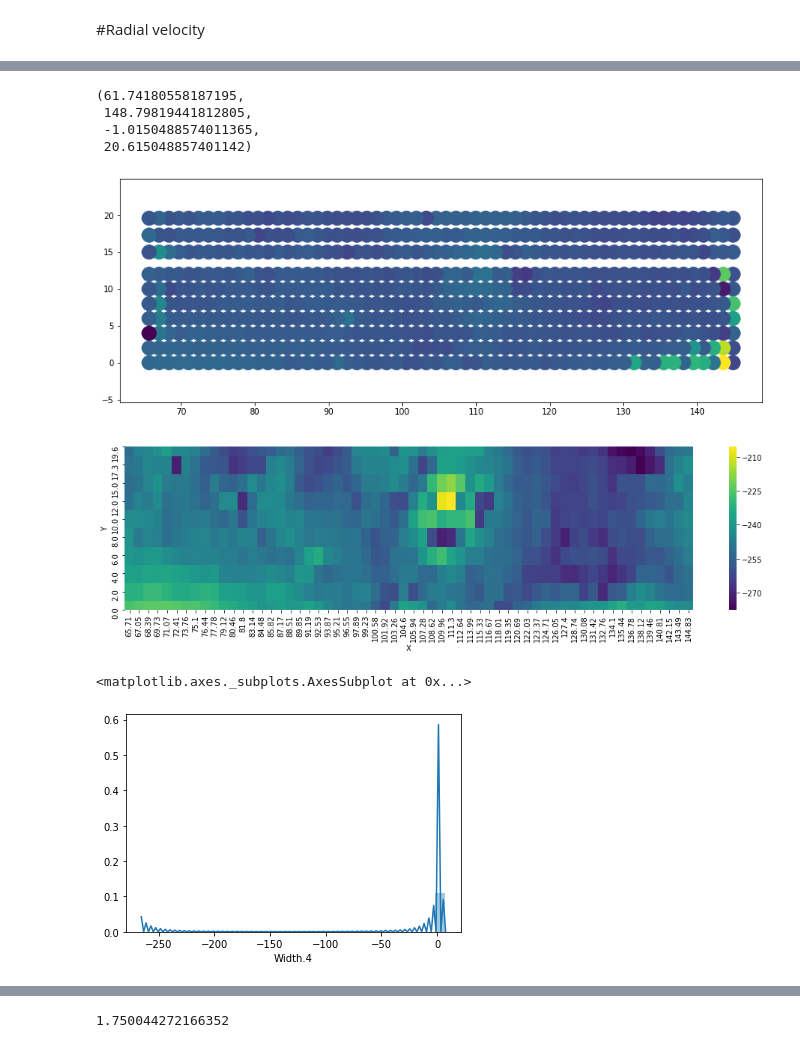
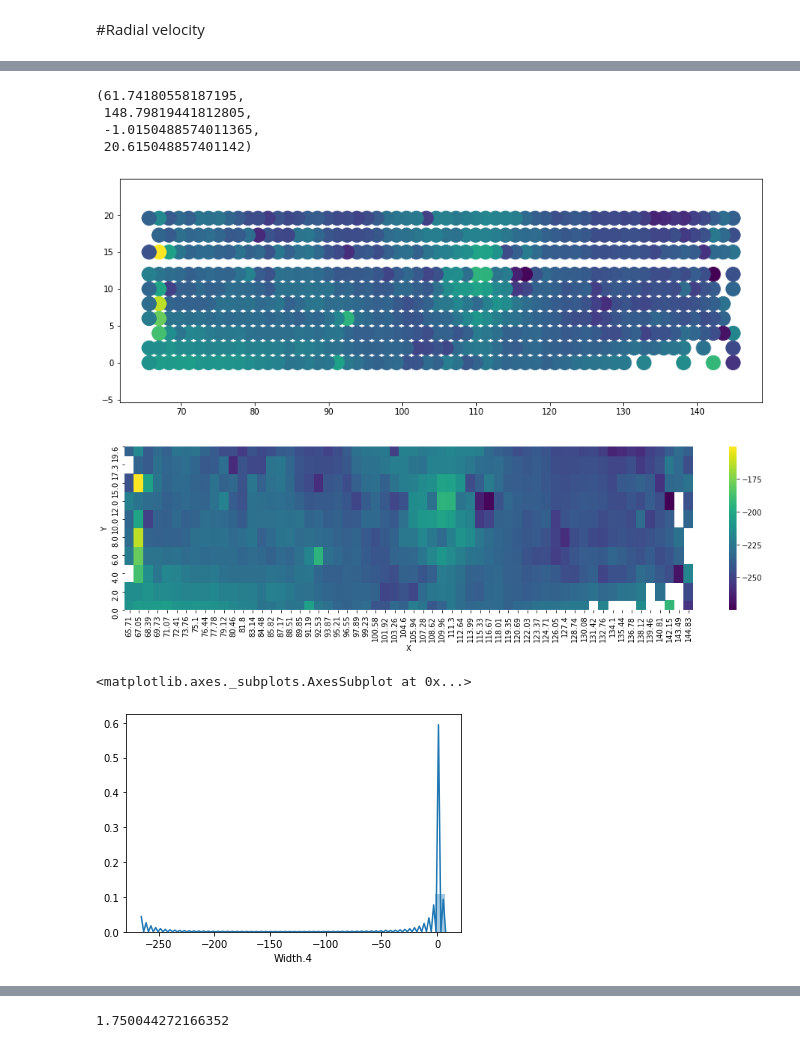
Before and after one commit to will-henney/JavGVastro-PhD, a Jupyter notebook: 604R.ipynb, the cells around one changed output, grey strips where cells are left out. Drawn from its saved outputs; the diff is of its cells as text; code cells hidden in the pictures.

```diff
--- a/604R.ipynb
+++ b/604R.ipynb
@@ -487,3 +492,6 @@ plt.axis('equal')
+# %%
+msf=(dataS["Peak.4"]<5000)&(dataS["Peak.4"]>0)
+dataS=dataS[msf]
 # %%
 dataSf=(dataS.round(2)).pivot(index='Y', columns='X', values='Peak.4')
 fig, ax = plt.subplots(figsize=(17, 4))
@@ -536,0 +545,4 @@ sns.distplot(dataS.RV,bins=30)
+# %%
+msrv=(dataS["RV"]<-150)&(dataS["RV"]>-300)
+dataS=dataS[msrv]
+sns.distplot(dataS.RV,bins=30)
@@ -543,19 +558,19 @@ plt.axis('equal')
  148.79819441812805,
  -1.0150488574011365,
  20.615048857401142)
-[figure, old version]
+[figure, new version]
 # %%
-dataSrv=(dataHa.round(2)).pivot(index='Y', columns='X', values='RV')
+dataSrv=(dataS.round(2)).pivot(index='Y', columns='X', values='RV')
 fig, ax = plt.subplots(figsize=(17, 4))
 sns.heatmap(dataSrv, cmap="viridis")
 plt.gca().invert_yaxis()
 # %% [output]
-[figure, old version]
+[figure, new version]
 # %%
 sns.distplot(dataS["Width.4"],bins=30)
 # %% [output]
 <matplotlib.axes._subplots.AxesSubplot at 0x...>
-[figure, old version]
+[figure, new version]
 # %%
 ms=(dataS["Width.4"]<2.3)&(dataS["Width.4"]>0)
 dataS=dataS[ms]
```
Also changed, not shown: parts of 20 cells of this notebook.
